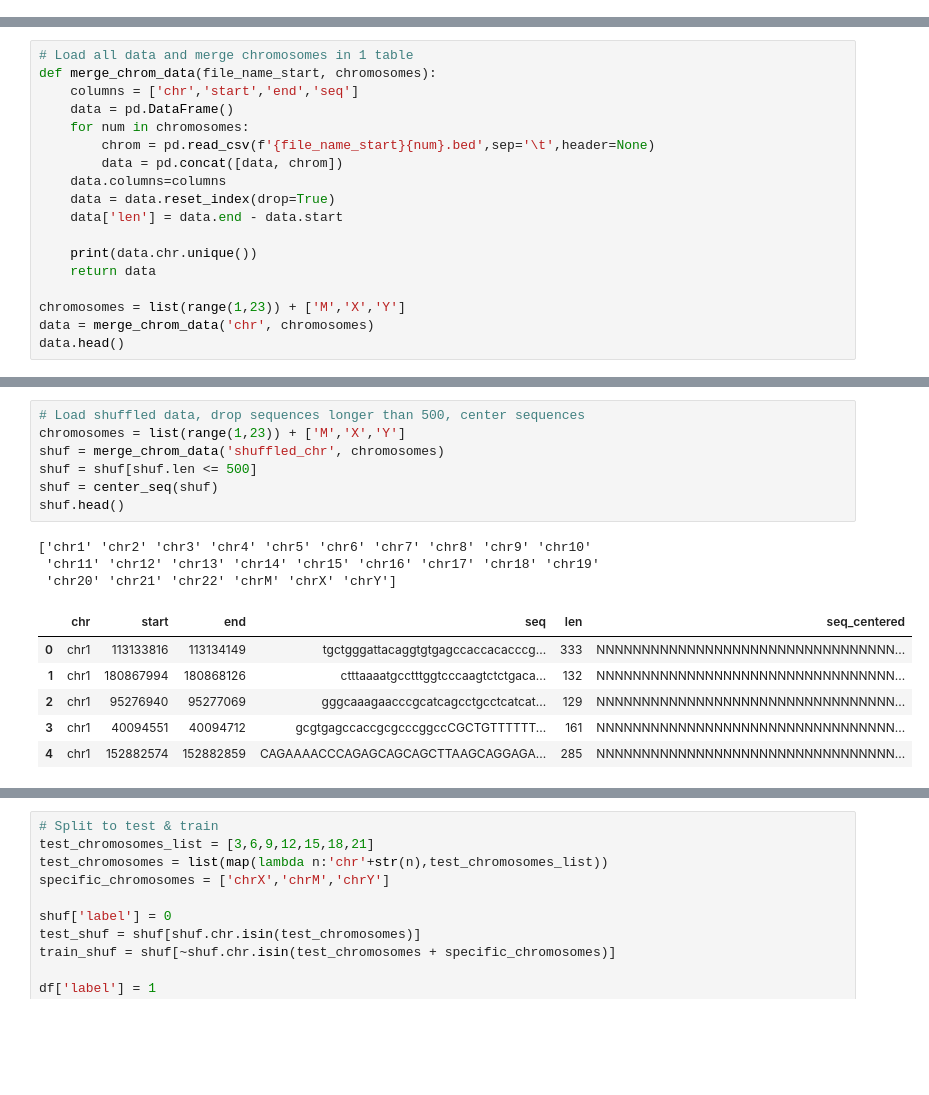
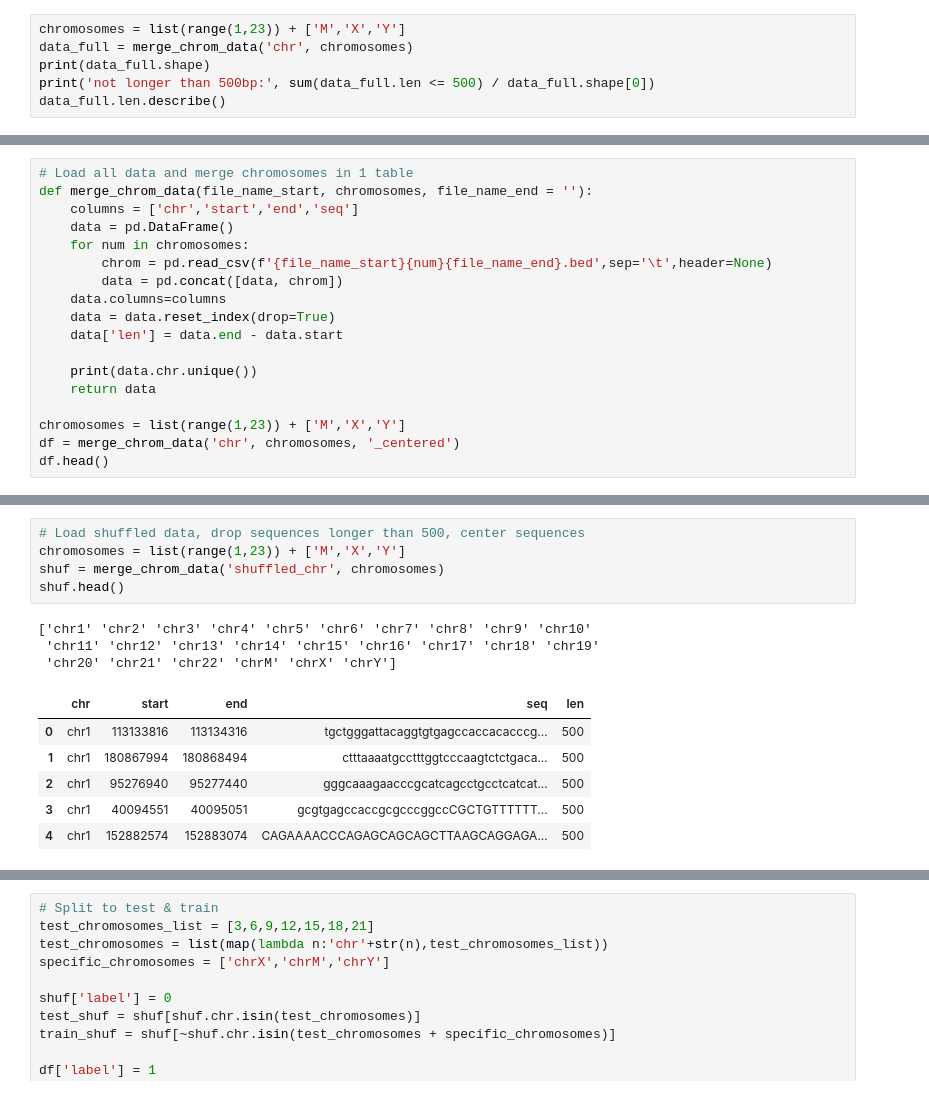
Before and after one commit to Vasyka/DeepGQuad, a Jupyter notebook: scripts/Base.ipynb, the cells around one changed output, grey strips where cells are left out. Cells and saved outputs as stored; diff of their text form; blank space fills up the shorter version.

Commit message:
data processing updates

```diff
--- a/scripts/Base.ipynb
+++ b/scripts/Base.ipynb
@@ -29,3 +29,9 @@ os.listdir()[:3]
 # %% [output]
 0.4.0
 ['chr15.fa.fai', 'chr19.fa.fai', 'chr4.fa']
+# %%
+chromosomes = list(range(1,23)) + ['M','X','Y']
+data_full = merge_chrom_data('chr', chromosomes)
+print(data_full.shape)
+print('not longer than 500bp:', sum(data_full.len <= 500) / data_full.shape[0])
+data_full.len.describe()
@@ -32,10 +88,10 @@ os.listdir()[:3]
 # %%
 # Load all data and merge chromosomes in 1 table
-def merge_chrom_data(file_name_start, chromosomes):
+def merge_chrom_data(file_name_start, chromosomes, file_name_end = ''):
     columns = ['chr','start','end','seq']
     data = pd.DataFrame()
     for num in chromosomes:
-        chrom = pd.read_csv(f'{file_name_start}{num}.bed',sep='\t',header=None)
+        chrom = pd.read_csv(f'{file_name_start}{num}{file_name_end}.bed',sep='\t',header=None)
         data = pd.concat([data, chrom])
     data.columns=columns
     data = data.reset_index(drop=True)
@@ -45,8 +101,8 @@ def merge_chrom_data(file_name_start, chromosomes):
     return data
 
 chromosomes = list(range(1,23)) + ['M','X','Y']
-data = merge_chrom_data('chr', chromosomes)
-data.head()
+df = merge_chrom_data('chr', chromosomes, '_centered')
+df.head()
 # %% [output]
 ['chr1' 'chr2' 'chr3' 'chr4' 'chr5' 'chr6' 'chr7' 'chr8' 'chr9' 'chr10'
  'chr11' 'chr12' 'chr13' 'chr14' 'chr15' 'chr16' 'chr17' 'chr18' 'chr19'
@@ -115,17 +159,15 @@ df.tail()
 # %%
 # Load shuffled data, drop sequences longer than 500, center sequences
 chromosomes = list(range(1,23)) + ['M','X','Y']
 shuf = merge_chrom_data('shuffled_chr', chromosomes)
-shuf = shuf[shuf.len <= 500]
-shuf = center_seq(shuf)
 shuf.head()
 # %% [output]
 ['chr1' 'chr2' 'chr3' 'chr4' 'chr5' 'chr6' 'chr7' 'chr8' 'chr9' 'chr10'
  'chr11' 'chr12' 'chr13' 'chr14' 'chr15' 'chr16' 'chr17' 'chr18' 'chr19'
  'chr20' 'chr21' 'chr22' 'chrM' 'chrX' 'chrY']
-|  | chr | start | end | seq | len | seq_centered |
-| 0 | chr1 | 113133816 | 113134149 | tgctgggattacaggtgtgagccaccacacccg... | 333 | NNNNNNNNNNNNNNNNNNNNNNNNNNNNNNNNN... |
-| 1 | chr1 | 180867994 | 180868126 | ctttaaaatgcctttggtcccaagtctctgaca... | 132 | NNNNNNNNNNNNNNNNNNNNNNNNNNNNNNNNN... |
-| 2 | chr1 | 95276940 | 95277069 | gggcaaagaacccgcatcagcctgcctcatcat... | 129 | NNNNNNNNNNNNNNNNNNNNNNNNNNNNNNNNN... |
-| 3 | chr1 | 40094551 | 40094712 | gcgtgagccaccgcgcccggccCGCTGTTTTTT... | 161 | NNNNNNNNNNNNNNNNNNNNNNNNNNNNNNNNN... |
-| 4 | chr1 | 152882574 | 152882859 | CAGAAAACCCAGAGCAGCAGCTTAAGCAGGAGA... | 285 | NNNNNNNNNNNNNNNNNNNNNNNNNNNNNNNNN... |
+|  | chr | start | end | seq | len |
+| 0 | chr1 | 113133816 | 113134316 | tgctgggattacaggtgtgagccaccacacccg... | 500 |
+| 1 | chr1 | 180867994 | 180868494 | ctttaaaatgcctttggtcccaagtctctgaca... | 500 |
+| 2 | chr1 | 95276940 | 95277440 | gggcaaagaacccgcatcagcctgcctcatcat... | 500 |
+| 3 | chr1 | 40094551 | 40095051 | gcgtgagccaccgcgcccggccCGCTGTTTTTT... | 500 |
+| 4 | chr1 | 152882574 | 152883074 | CAGAAAACCCAGAGCAGCAGCTTAAGCAGGAGA... | 500 |
```
Also changed, not shown: parts of 19 cells of this notebook, 55 other files.
